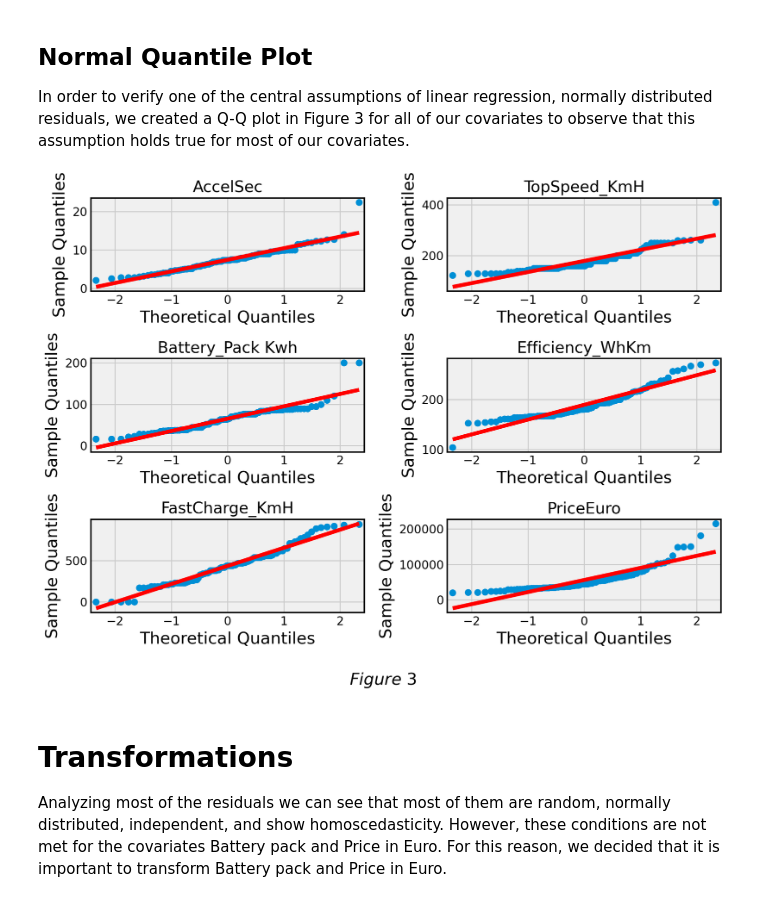
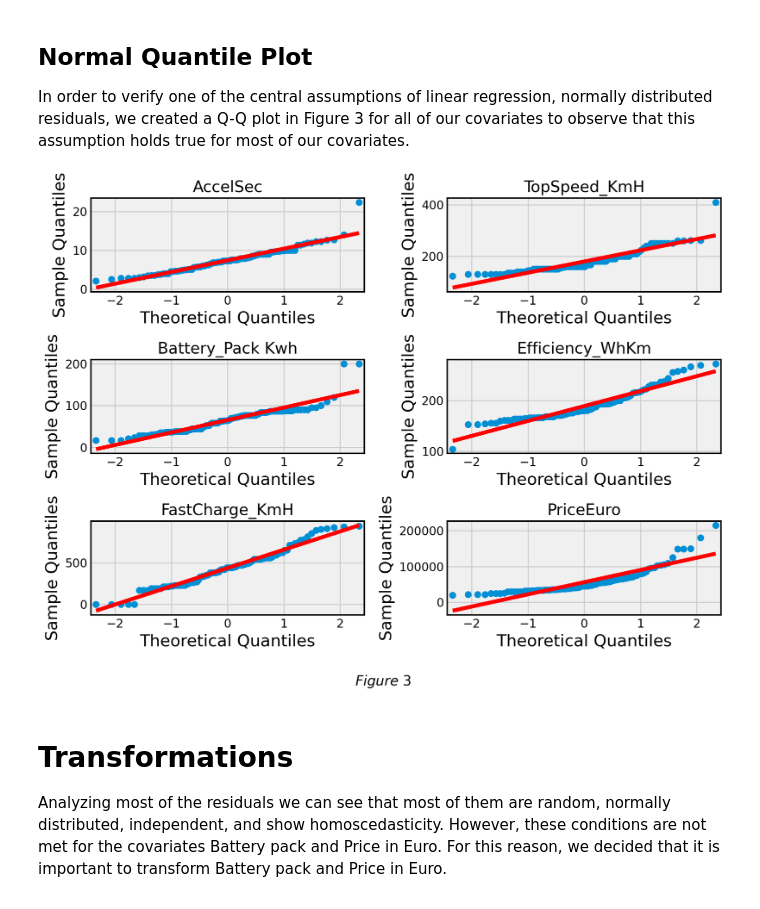
Before and after one commit to lavaman131/EV_range_prediction, a Jupyter notebook: data_loading.ipynb, the cells around one changed output. Drawn from its saved outputs; the diff is of its cells as text; code cells hidden in the pictures.

```diff
--- a/data_loading.ipynb
+++ b/data_loading.ipynb
@@ -195,16 +195,16 @@ In order to verify one of the central assumptions of linear regression, normally
 # %%
 fig, axs = plt.subplots(nrows=3, ncols=2, figsize=(10, 7.5), tight_layout=True)
 for ax, covariate in zip(axs.ravel(), quantitative):
     X_np = quantitative[covariate]
     y_np = y
     ax.set_title(covariate, fontsize=16)
     ax.tick_params(axis="both", labelsize=12)
 
     sm.qqplot(X_np, line="s", ax=ax)
 
-lbl = fig.supxlabel(r"$Figure$ 3")
+lbl = fig.supxlabel(r"$Figure$ 3", fontsize=14)
 # %% [output]
-[figure, old version]
+[figure, new version]
 # %% [markdown]
 # Transformations
 Analyzing most of the residuals we can see that most of them are random, normally distributed, independent, and show homoscedasticity. However, these conditions are not met for the covariates Battery pack and Price in Euro. For this reason, we decided that it is important to transform Battery pack and Price in Euro.
```
Also changed, not shown: parts of 6 cells of this notebook, 2 other files.
